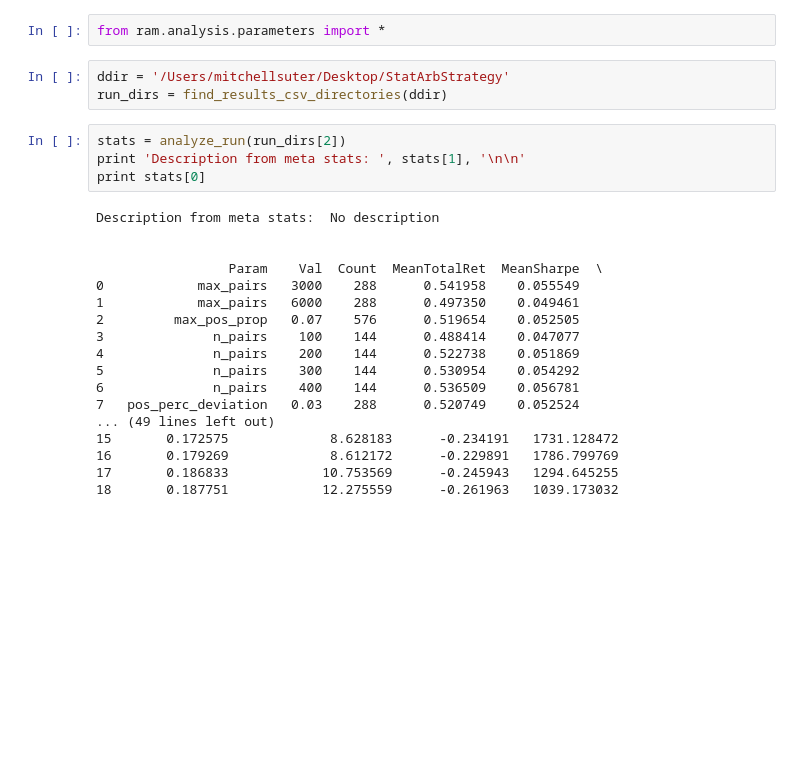
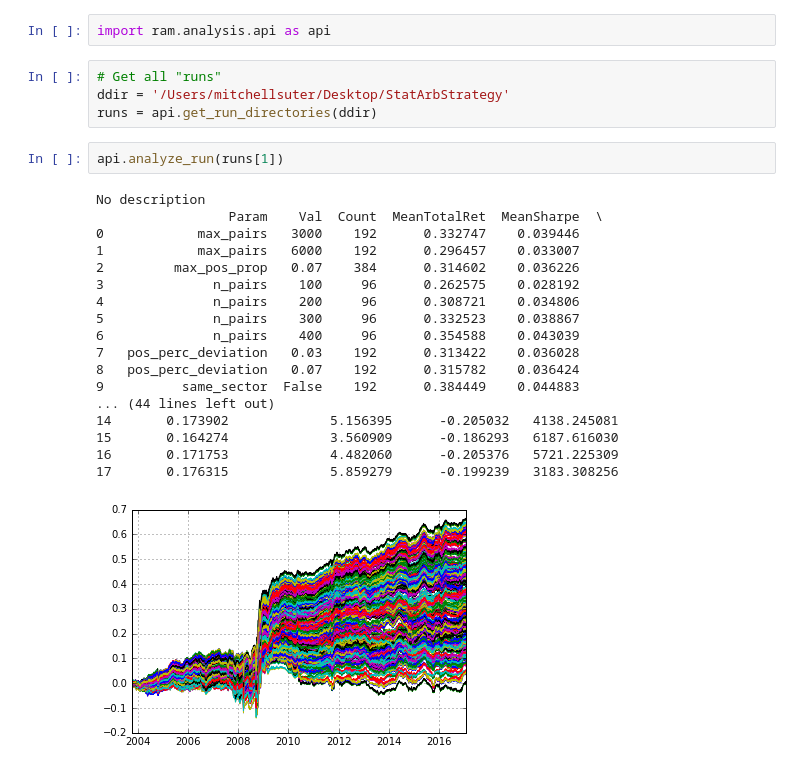
Before and after one commit to ryanoley/ram, a Jupyter notebook: examples/ParameterAnalysis.ipynb, the cells around one changed output. Cells and saved outputs as stored; diff of their text form; blank space fills up the shorter version.

```diff
--- a/examples/ParameterAnalysis.ipynb
+++ b/examples/ParameterAnalysis.ipynb
@@ -1,27 +1,27 @@
-# %%
-from ram.analysis.parameters import *
+# %%
+import ram.analysis.api as api
 # %%
+# Get all "runs"
 ddir = '/Users/mitchellsuter/Desktop/StatArbStrategy'
-run_dirs = find_results_csv_directories(ddir)
+runs = api.get_run_directories(ddir)
-# %%
-stats = analyze_run(run_dirs[2])
-print 'Description from meta stats: ', stats[1], '\n\n'
-print stats[0]
-# %% [output]
-Description from meta stats:  No description
-
-
-                 Param    Val  Count  MeanTotalRet  MeanSharpe  \
-0            max_pairs   3000    288      0.541958    0.055549
-1            max_pairs   6000    288      0.497350    0.049461
-2         max_pos_prop   0.07    576      0.519654    0.052505
-3              n_pairs    100    144      0.488414    0.047077
-4              n_pairs    200    144      0.522738    0.051869
-5              n_pairs    300    144      0.530954    0.054292
-6              n_pairs    400    144      0.536509    0.056781
-7   pos_perc_deviation   0.03    288      0.520749    0.052524
-... (49 lines left out)
-15       0.172575             8.628183      -0.234191   1731.128472
-16       0.179269             8.612172      -0.229891   1786.799769
-17       0.186833            10.753569      -0.245943   1294.645255
-18       0.187751            12.275559      -0.261963   1039.173032
+# %%
+api.analyze_run(runs[1])
+# %% [output]
+No description
+                 Param    Val  Count  MeanTotalRet  MeanSharpe  \
+0            max_pairs   3000    192      0.332747    0.039446
+1            max_pairs   6000    192      0.296457    0.033007
+2         max_pos_prop   0.07    384      0.314602    0.036226
+3              n_pairs    100     96      0.262575    0.028192
+4              n_pairs    200     96      0.308721    0.034806
+5              n_pairs    300     96      0.332523    0.038867
+6              n_pairs    400     96      0.354588    0.043039
+7   pos_perc_deviation   0.03    192      0.313422    0.036028
+8   pos_perc_deviation   0.07    192      0.315782    0.036424
+9          same_sector  False    192      0.384449    0.044883
+... (44 lines left out)
+14       0.173902             5.156395      -0.205032   4138.245081
+15       0.164274             3.560909      -0.186293   6187.616030
+16       0.171753             4.482060      -0.205376   5721.225309
+17       0.176315             5.859279      -0.199239   3183.308256
+[figure, added]
```
Also changed, not shown: 4 other files.
